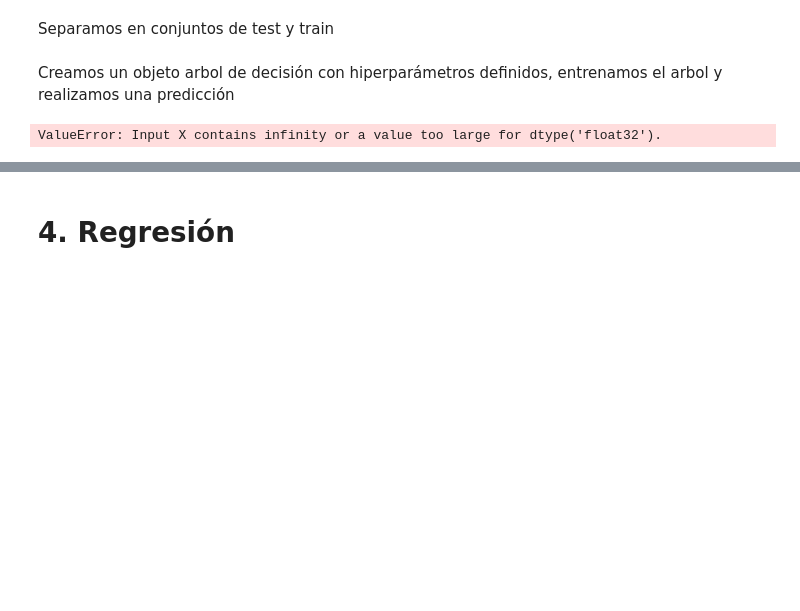
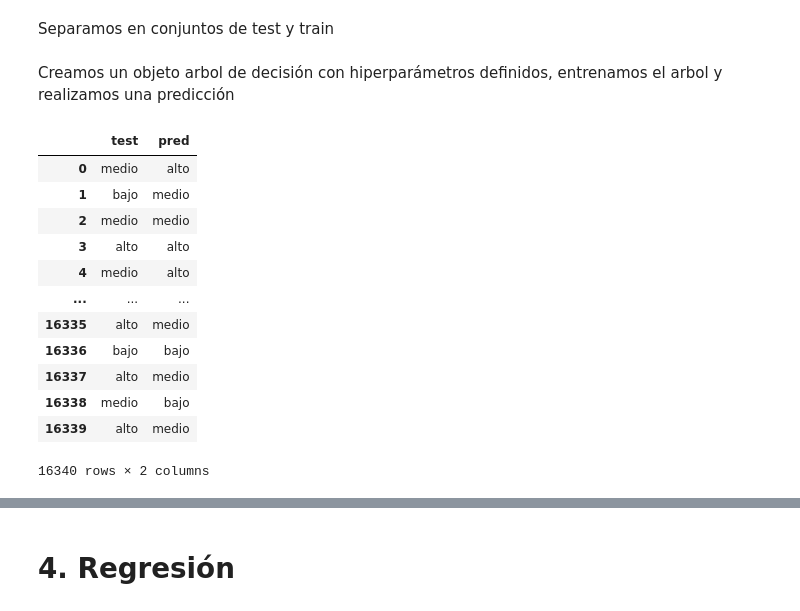
Before and after one commit to valencorrea/7506R-2C2022-GRUPO14, a Jupyter notebook: 7506R_TP1_GRUPO14_ENTREGA.ipynb, the cells around one changed output, grey strips where cells are left out. Saved outputs shown, nothing was run; the diff lists cells and outputs as text; code cells hidden in the pictures; blank space fills up the shorter version.

```diff
--- a/7506R_TP1_GRUPO14_ENTREGA.ipynb
+++ b/7506R_TP1_GRUPO14_ENTREGA.ipynb
@@ -1794,9 +1813,23 @@ x_train, x_test, y_train, y_test = train_test_split(ds_trabajo_x,
 Creamos un objeto arbol de decisión con hiperparámetros definidos, entrenamos el arbol y realizamos una predicción
 # %%
 tree_model = tree.DecisionTreeClassifier(criterion="entropy",
-                                         max_depth = 20,
-                                         min_samples_leaf=10)
+                                         max_depth = 35,
+                                         ccp_alpha=0.005)
 model = tree_model.fit(X = x_train, y = y_train)
 y_pred = model.predict(x_test)
-# %% [output]
-ValueError: Input X contains infinity or a value too large for dtype('float32').
+# %%
+pd.DataFrame(zip(y_test,y_pred),columns=['test','pred'])
+# %% [output]
+|  | test | pred |
+| 0 | medio | alto |
+| 1 | bajo | medio |
+| 2 | medio | medio |
+| 3 | alto | alto |
+| 4 | medio | alto |
+| ... | ... | ... |
+| 16335 | alto | medio |
+| 16336 | bajo | bajo |
+| 16337 | alto | medio |
+| 16338 | medio | bajo |
+| 16339 | alto | medio |
+16340 rows × 2 columns
```
Also changed, not shown: parts of 26 cells of this notebook.
